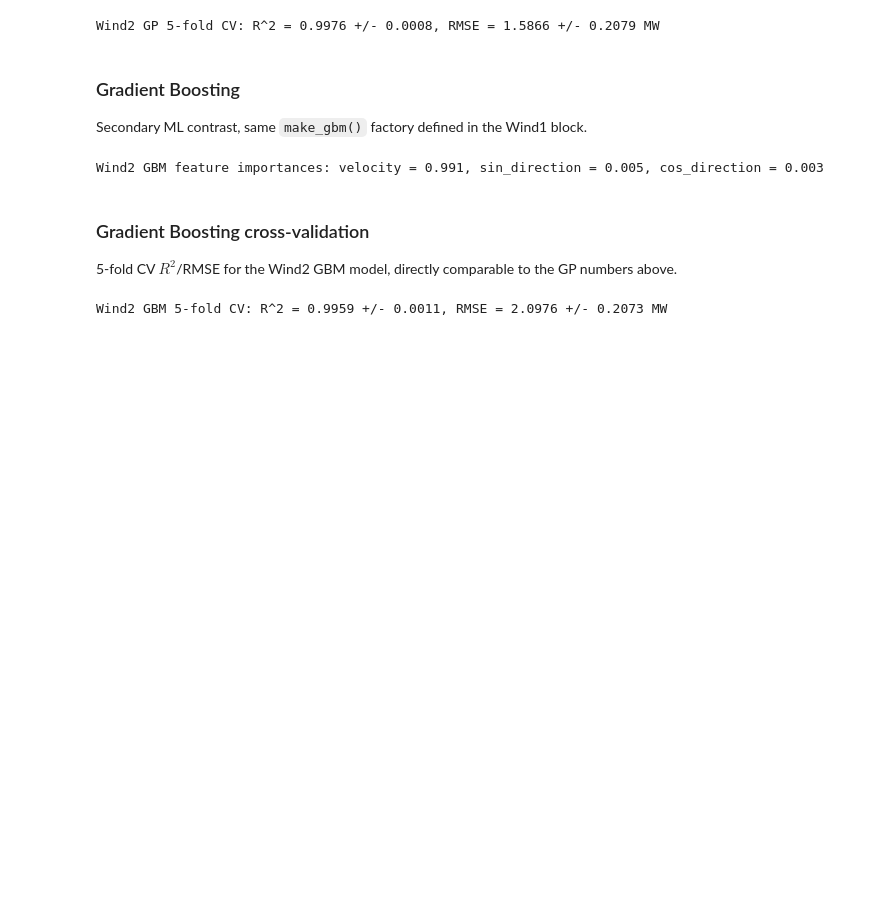
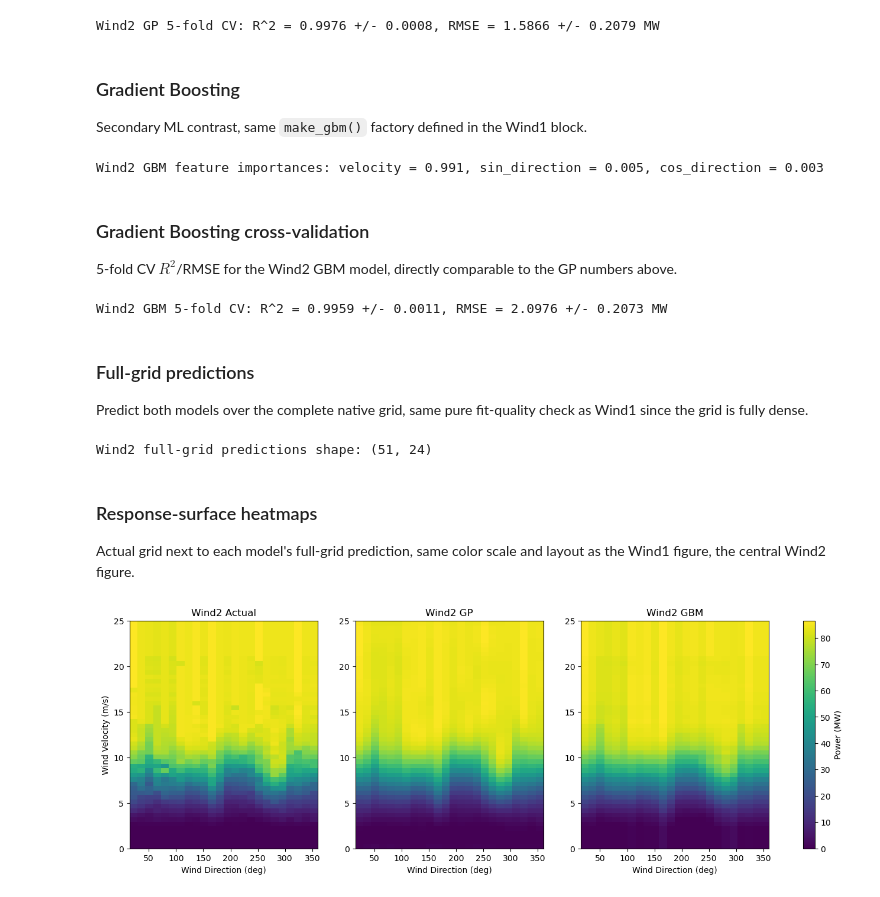
Before and after one commit to ErickChauke/power-curve-modeling-pv-wind, a Jupyter notebook: notebook.ipynb, the cells around one changed output. Saved outputs shown, nothing was run; the diff lists cells and outputs as text; code cells hidden in the pictures; blank space fills up the shorter version.

Commit message:
Add Wind2 response-surface and residual heatmaps subsection

```diff
--- a/notebook.ipynb
+++ b/notebook.ipynb
@@ -1396,3 +1396,43 @@ print(f"Wind2 GBM 5-fold CV: R^2 = {r2_wind2_gbm.mean():.4f} +/- {r2_wind2_gbm.s
       f"RMSE = {rmse_wind2_gbm.mean():.4f} +/- {rmse_wind2_gbm.std():.4f} MW")
 # %% [output]
 Wind2 GBM 5-fold CV: R^2 = 0.9959 +/- 0.0011, RMSE = 2.0976 +/- 0.2073 MW
+# %% [markdown]
+### Full-grid predictions
+
+Predict both models over the complete native grid, same pure fit-quality check as Wind1 since
+the grid is fully dense.
+# %%
+full_vel_mesh_w2, full_dir_mesh_w2 = np.meshgrid(grids["Wind2"]["y_axis"], grids["Wind2"]["x_axis"], indexing="ij")
+full_dir_rad_w2 = np.deg2rad(full_dir_mesh_w2)
+X_wind2_full = np.column_stack([full_vel_mesh_w2.ravel(), np.sin(full_dir_rad_w2).ravel(), np.cos(full_dir_rad_w2).ravel()])
+
+wind2_pred_gp = wind2_gp_model.predict(X_wind2_full).reshape(full_vel_mesh_w2.shape)
+wind2_pred_gbm = wind2_gbm_model.predict(X_wind2_full).reshape(full_vel_mesh_w2.shape)
+print("Wind2 full-grid predictions shape:", wind2_pred_gp.shape)
+# %% [output]
+Wind2 full-grid predictions shape: (51, 24)
+# %% [markdown]
+### Response-surface heatmaps
+
+Actual grid next to each model's full-grid prediction, same color scale and layout as the Wind1
+figure, the central Wind2 figure.
+# %%
+wind2_extent = [grids["Wind2"]["x_axis"].min(), grids["Wind2"]["x_axis"].max(),
+                grids["Wind2"]["y_axis"].min(), grids["Wind2"]["y_axis"].max()]
+wind2_panels = [
+    ("Actual", grids["Wind2"]["power_grid"]),
+    ("GP", wind2_pred_gp),
+    ("GBM", wind2_pred_gbm),
+]
+
+fig, axes = plt.subplots(1, 3, figsize=(15, 5))
+for ax, (title, grid_) in zip(axes, wind2_panels):
+    im = ax.imshow(grid_, origin="lower", aspect="auto", extent=wind2_extent, vmin=0, vmax=CAPACITY_MW["Wind2"])
+    ax.set_title(f"Wind2 {title}")
+    ax.set_xlabel("Wind Direction (deg)")
+axes[0].set_ylabel("Wind Velocity (m/s)")
+fig.colorbar(im, ax=axes, label="Power (MW)", fraction=0.02)
+fig.savefig("outputs/wind2_response_surface.png", dpi=150)
+plt.show()
+# %% [output]
+[figure, added]
```
Also changed, not shown: parts of 3 cells of this notebook, 2 other files.
